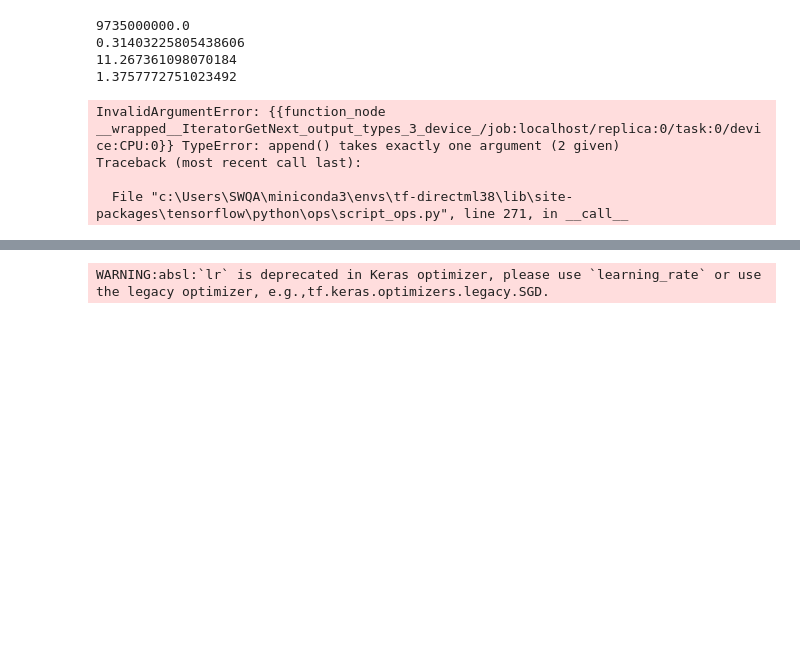
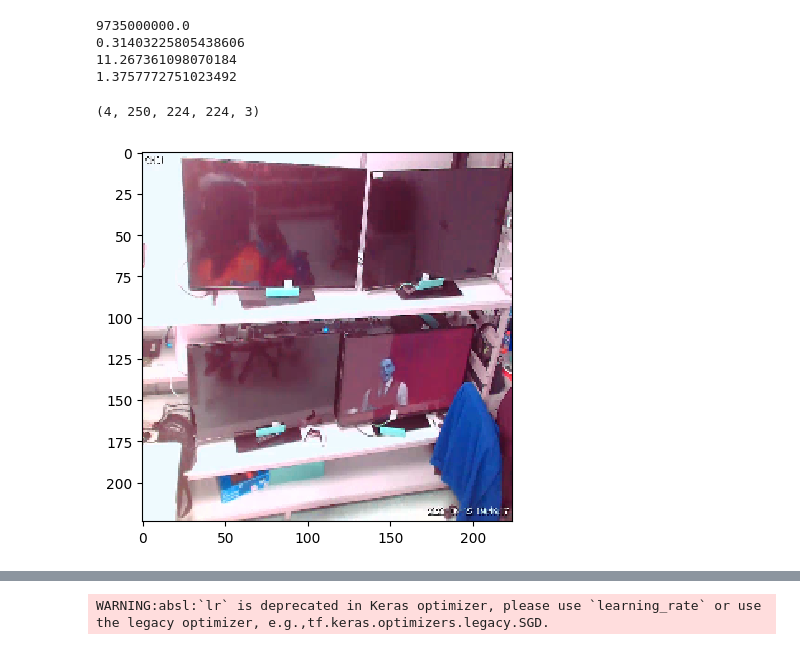
Before and after one commit to Feindrial/metamorphose, a Jupyter notebook: metamorphose.ipynb, the cells around one changed output, grey strips where cells are left out. Cells and saved outputs as stored; diff of their text form; code cells hidden in the pictures; blank space fills up the shorter version.

```diff
--- a/metamorphose.ipynb
+++ b/metamorphose.ipynb
@@ -22,6 +22,9 @@ tf.debugging.set_log_device_placement(True)
 input_shape =  (224, 224, 3)
 batch_size = 4
 time_dist = 250
+trsplit = (0.0, 0.7)
+valsplit = (0.7, 0.85)
+tesplit = (0.85, 1.0)
 
 org_path = Path(r"C:\Users\SWQA\Desktop\STAJ\Metamorphose\Videos\1")
 class_paths = [Path(r"class08_30_20"), Path(r"classsenay_1"), Path(r"class16_46_57")]
@@ -195,16 +188,14 @@ tr = tr.shuffle(256)
 val = val.shuffle(256)
 te = te.shuffle(256)
 # %%
-for t in tr:
+for t in te:
     print(t[0].shape)
     plt.imshow(t[0][0][0], interpolation='nearest')
     plt.show()
     break
 # %% [output]
-InvalidArgumentError: {{function_node __wrapped__IteratorGetNext_output_types_3_device_/job:localhost/replica:0/task:0/device:CPU:0}} TypeError: append() takes exactly one argument (2 given)
-Traceback (most recent call last):
-
-  File "c:\Users\SWQA\miniconda3\envs\tf-directml38\lib\site-packages\tensorflow\python\ops\script_ops.py", line 271, in __call__
+(4, 250, 224, 224, 3)
+[figure, added]
 # %%
 def calc_f1(pre, rec):
     return 2 * (pre * rec) / (pre + rec)
```
Also changed, not shown: parts of 6 cells of this notebook.
